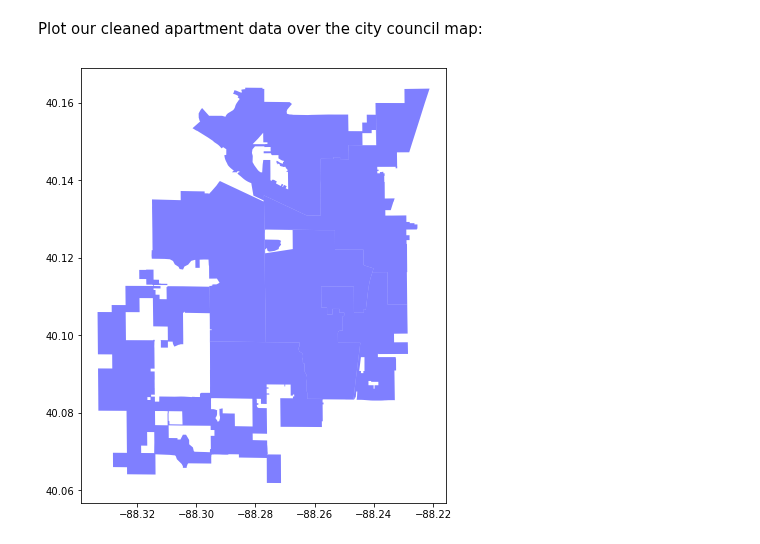
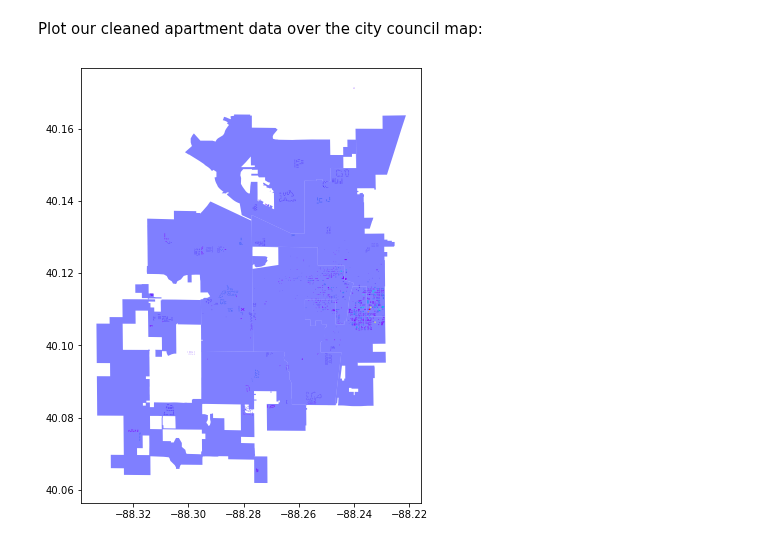
Before and after one commit to UIUC-iSchool-DataViz/is445_spring2021, a Jupyter notebook: week07/inClass_week07.ipynb, the cells around one changed output. Cells and saved outputs as stored; diff of their text form; code cells hidden in the pictures.

```diff
--- a/week07/inClass_week07.ipynb
+++ b/week07/inClass_week07.ipynb
@@ -290,9 +290,9 @@ Plot our cleaned apartment data over the city council map:
 # %%
 fig, ax = plt.subplots(figsize=(8,8))
 gdf_councils.plot(ax=ax, color='blue', alpha=0.5)
 
-gdf_apt.plot()
+gdf_apt.plot(column='Stories', ax=ax, cmap='rainbow')
 
 plt.show()
 # %% [output]
-[figure, old version]
+[figure, new version]
```
